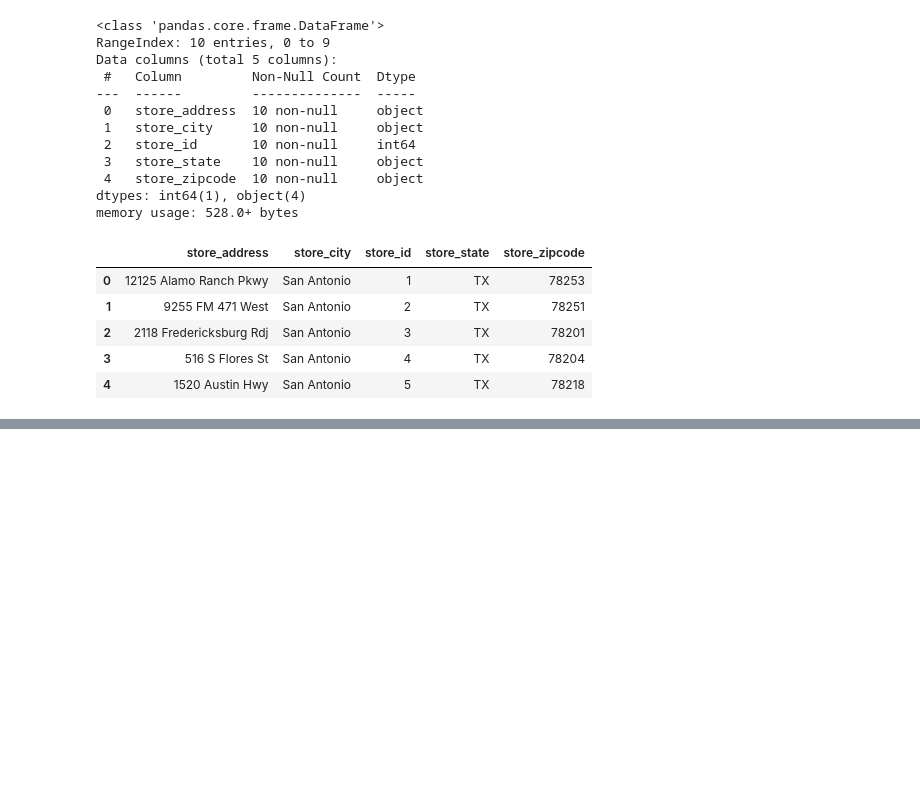
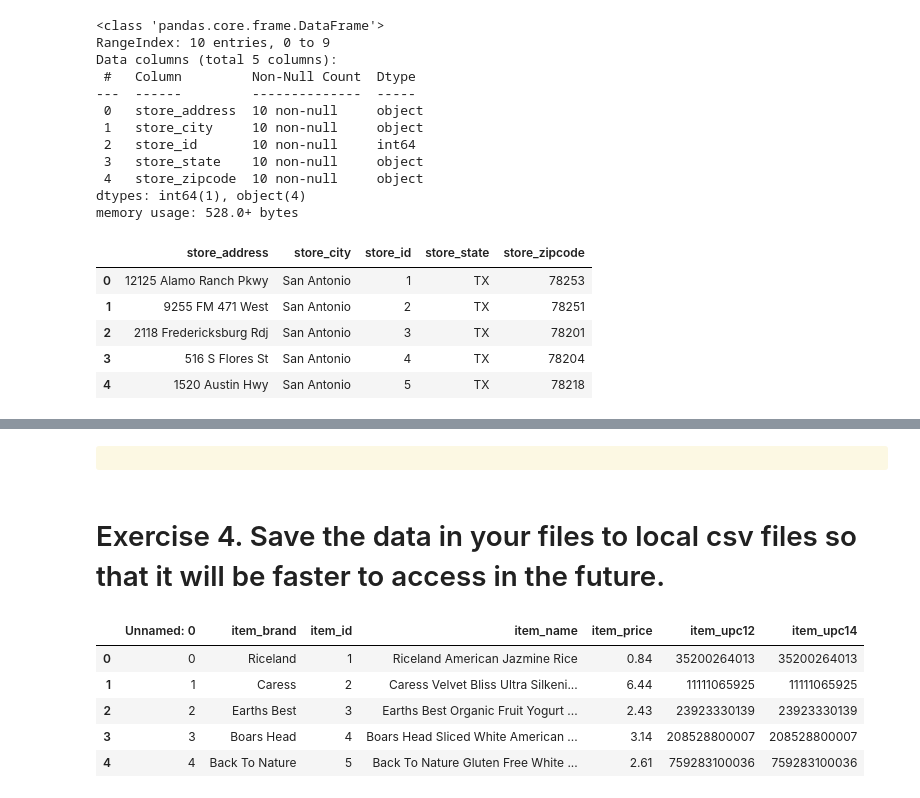
Before and after one commit to CSolitaire/time-series-exercises, a Jupyter notebook: practice_acquire_notebook.ipynb, the cells around one changed output, grey strips where cells are left out. Drawn from its saved outputs; the diff is of its cells as text; code cells hidden in the pictures; blank space fills up the shorter version.

```diff
--- a/practice_acquire_notebook.ipynb
+++ b/practice_acquire_notebook.ipynb
@@ -337,0 +404,14 @@ stores.head()
+# %% [markdown]
+<div class="alert alert-block alert-warning"></div>
+# %% [markdown]
+# Exercise 4. Save the data in your files to local csv files so that it will be faster to access in the future.
+# %%
+items = pd.read_csv('zach_items.csv')
+items.head()
+# %% [output]
+|  | Unnamed: 0 | item_brand | item_id | item_name | item_price | item_upc12 | item_upc14 |
+| 0 | 0 | Riceland | 1 | Riceland American Jazmine Rice | 0.84 | 35200264013 | 35200264013 |
+| 1 | 1 | Caress | 2 | Caress Velvet Bliss Ultra Silkeni... | 6.44 | 11111065925 | 11111065925 |
+| 2 | 2 | Earths Best | 3 | Earths Best Organic Fruit Yogurt ... | 2.43 | 23923330139 | 23923330139 |
+| 3 | 3 | Boars Head | 4 | Boars Head Sliced White American ... | 3.14 | 208528800007 | 208528800007 |
+| 4 | 4 | Back To Nature | 5 | Back To Nature Gluten Free White ... | 2.61 | 759283100036 | 759283100036 |
```
Also changed, not shown: parts of 16 cells of this notebook.
